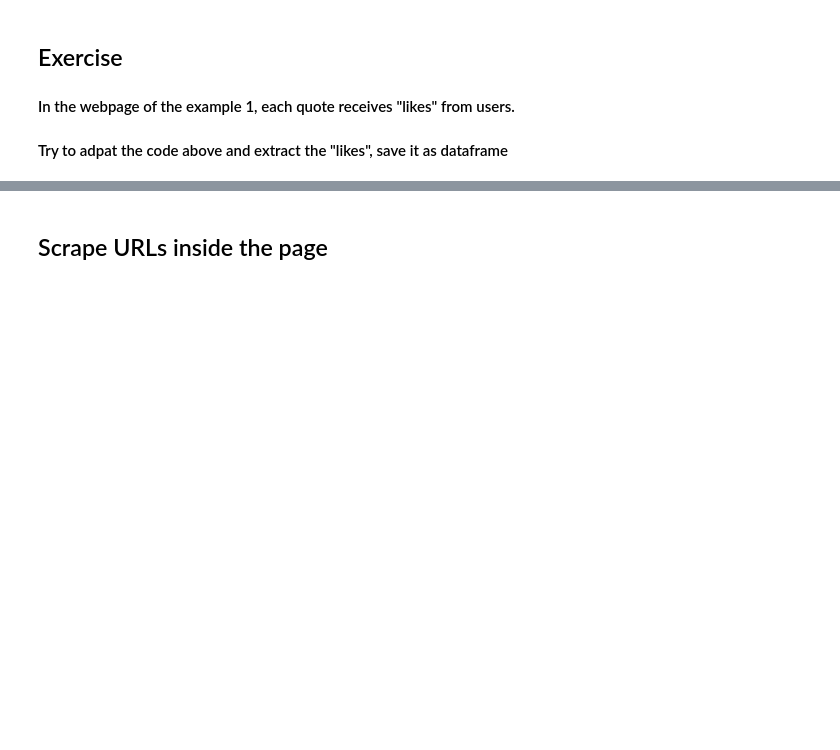
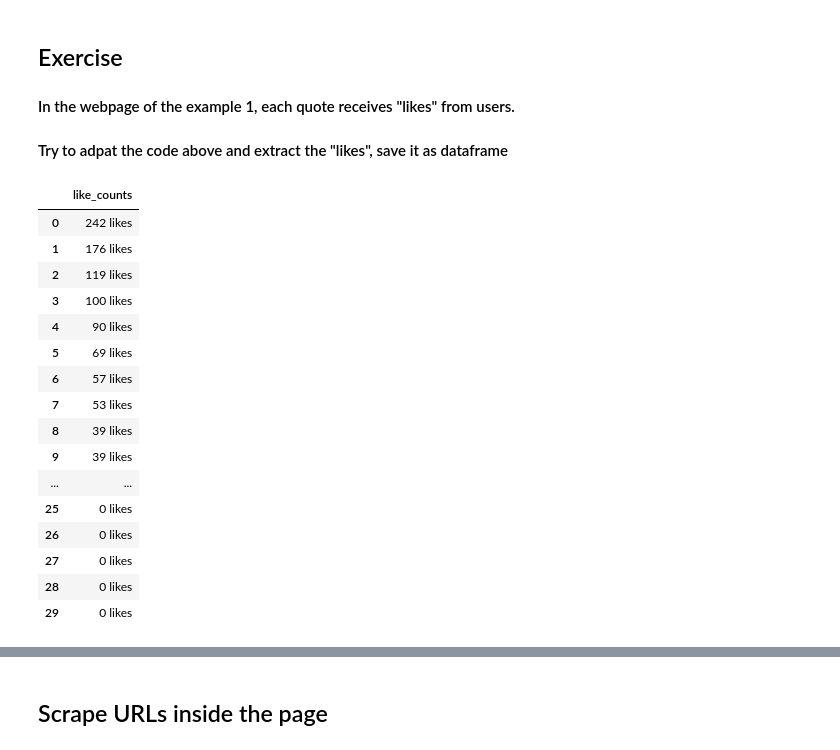
Before and after one commit to Lucy-Family-Institute/CSSR-Workshop-Scrapy, a Jupyter notebook: intro_code.ipynb, the cells around one changed output, grey strips where cells are left out. Drawn from its saved outputs; the diff is of its cells as text; code cells hidden in the pictures; blank space fills up the shorter version.

```diff
--- a/intro_code.ipynb
+++ b/intro_code.ipynb
@@ -68,3 +136,25 @@ quote_df
 ## Exercise
 #### In the webpage of the example 1, each quote receives "likes" from users.
 #### Try to adpat the code above and extract the "likes", save it as dataframe
+# %%
+quote_likes1 = soup.find_all("div", class_='quoteFooter')
+quote_likes2 = [t.find("a", class_='smallText').text for t in quote_likes1]
+pd.DataFrame(quote_likes2,columns=['like_counts'])
+# %% [output]
+|  | like_counts |
+| 0 | 242 likes |
+| 1 | 176 likes |
+| 2 | 119 likes |
+| 3 | 100 likes |
+| 4 | 90 likes |
+| 5 | 69 likes |
+| 6 | 57 likes |
+| 7 | 53 likes |
+| 8 | 39 likes |
+| 9 | 39 likes |
+| ... | ... |
+| 25 | 0 likes |
+| 26 | 0 likes |
+| 27 | 0 likes |
+| 28 | 0 likes |
+| 29 | 0 likes |
```
Also changed, not shown: parts of 12 cells of this notebook.
